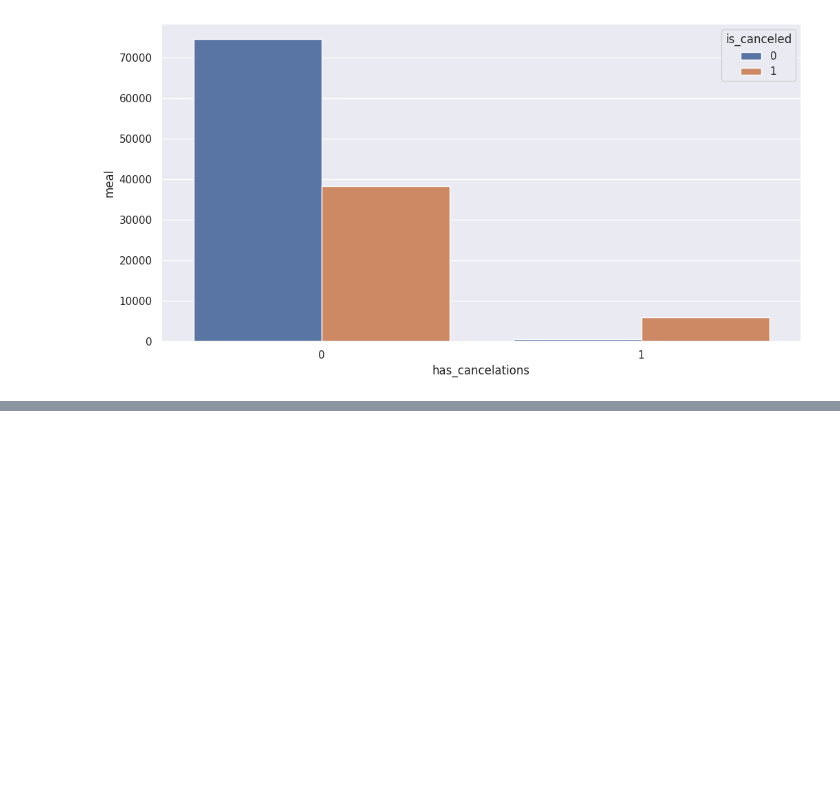
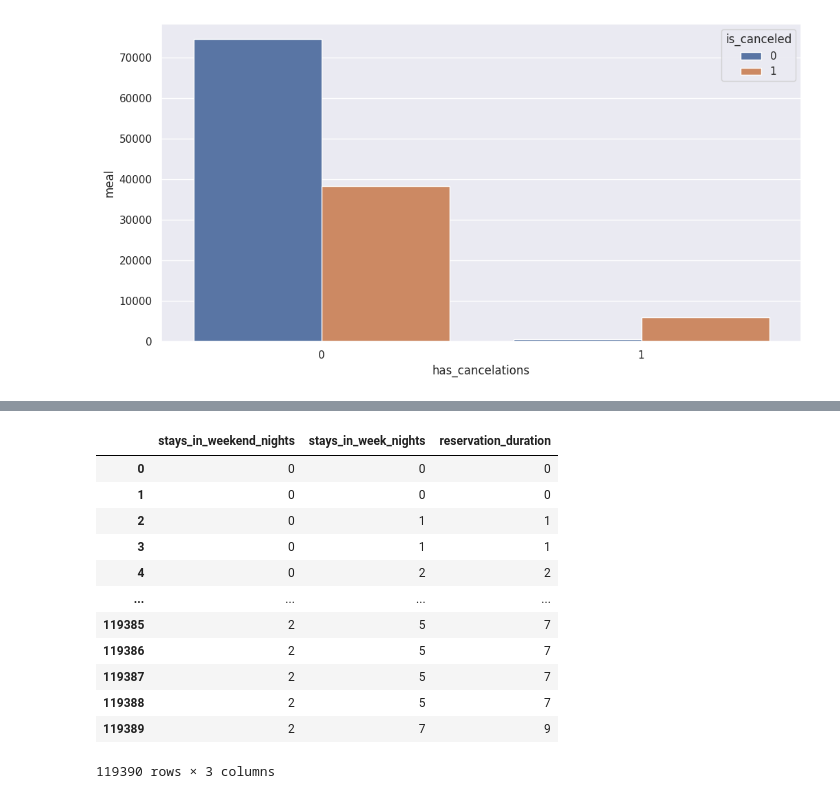
Before and after one commit to brunopiato/projeto_CDS_hotel, a Jupyter notebook: analises_preliminares.ipynb, the cells around one changed output, grey strips where cells are left out. Cells and saved outputs as stored; diff of their text form; code cells hidden in the pictures; blank space fills up the shorter version.

```diff
--- a/analises_preliminares.ipynb
+++ b/analises_preliminares.ipynb
@@ -480,0 +590,17 @@ sns.barplot(data = aux,
+# %%
+raw_data['reservation_duration'] = raw_data['stays_in_weekend_nights'] + raw_data['stays_in_week_nights']
+raw_data[['stays_in_weekend_nights', 'stays_in_week_nights', 'reservation_duration']]
+# %% [output]
+|  | stays_in_weekend_nights | stays_in_week_nights | reservation_duration |
+| 0 | 0 | 0 | 0 |
+| 1 | 0 | 0 | 0 |
+| 2 | 0 | 1 | 1 |
+| 3 | 0 | 1 | 1 |
+| 4 | 0 | 2 | 2 |
+| ... | ... | ... | ... |
+| 119385 | 2 | 5 | 7 |
+| 119386 | 2 | 5 | 7 |
+| 119387 | 2 | 5 | 7 |
+| 119388 | 2 | 5 | 7 |
+| 119389 | 2 | 7 | 9 |
+119390 rows × 3 columns
```
Also changed, not shown: parts of 60 cells of this notebook.
